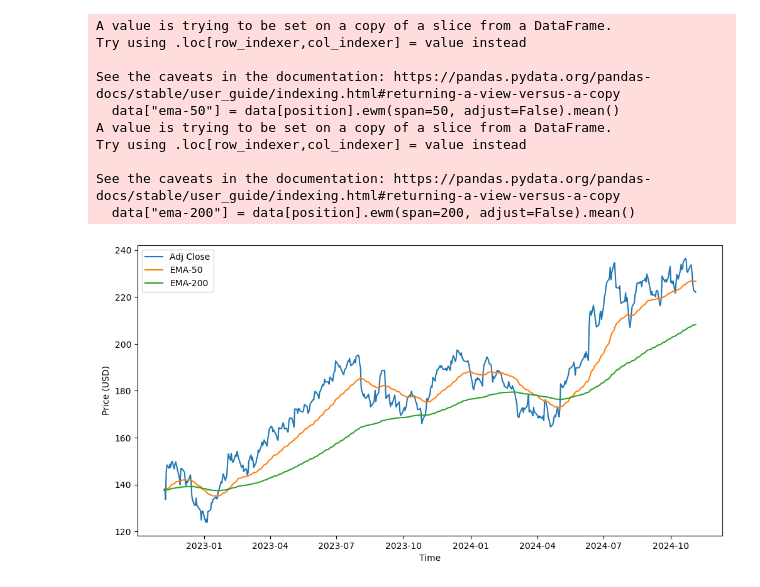
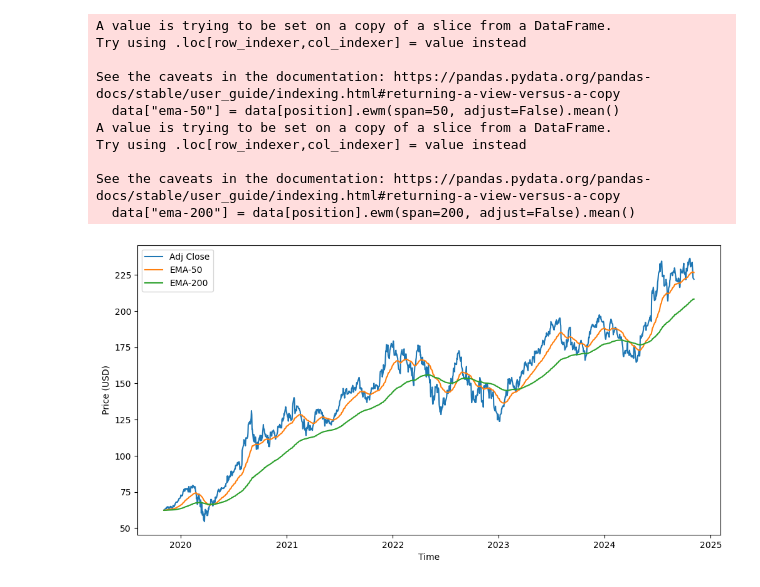
Before and after one commit to theparada/sp500analysis, a Jupyter notebook: analysis.ipynb, the cells around one changed output. Cells and saved outputs as stored; diff of their text form; code cells hidden in the pictures.

Commit message:
add plot ema

```diff
--- a/analysis.ipynb
+++ b/analysis.ipynb
@@ -11,12 +11,15 @@ import matplotlib.pyplot as plt
 stockdata = pd.read_csv("./data/sp500_stocks.csv")
 stockdata["Date"] = pd.to_datetime(stockdata.Date)
 # %%
-def choose_stock_time(symbol="AAPL", year=0, month=0):
+def choose_stock_time(choose_all = False, symbol="AAPL", year=0, month=0):
     year_start = stockdata["Date"].iloc[-1].year - year
     month_start = stockdata["Date"].iloc[-1].month - month
     day_start = stockdata["Date"].iloc[-1].day
     start_date = date.datetime(year_start, month_start, day_start)
-    return stockdata.loc[(stockdata.Symbol==symbol) & (stockdata.Date>start_date)]
+    if choose_all == True:
+        return stockdata.loc[(stockdata.Date>=start_date)]
+    else:
+        return stockdata.loc[(stockdata.Symbol==symbol) & (stockdata.Date>=start_date)]
 
 def plot_ema(symbol="AAPL", year=0, month=0, position = "Adj Close", ema = True):
     data = choose_stock_time(symbol=symbol,year=year,month=month)
@@ -32,16 +35,16 @@ def plot_ema(symbol="AAPL", year=0, month=0, position = "Adj Close", ema = True)
     plt.ylabel("Price (USD)")
     plt.show()
 # %%
-plot_ema(symbol="AAPL", year=2, month=0)
+plot_ema(symbol="AAPL", year=5, month=0)
 # %% [output]
 A value is trying to be set on a copy of a slice from a DataFrame.
 Try using .loc[row_indexer,col_indexer] = value instead
 
 See the caveats in the documentation: https://pandas.pydata.org/pandas-docs/stable/user_guide/indexing.html#returning-a-view-versus-a-copy
   data["ema-50"] = data[position].ewm(span=50, adjust=False).mean()
 A value is trying to be set on a copy of a slice from a DataFrame.
 Try using .loc[row_indexer,col_indexer] = value instead
 
 See the caveats in the documentation: https://pandas.pydata.org/pandas-docs/stable/user_guide/indexing.html#returning-a-view-versus-a-copy
   data["ema-200"] = data[position].ewm(span=200, adjust=False).mean()
-[figure, old version]
+[figure, new version]
```
Also changed, not shown: parts of 4 cells of this notebook.
